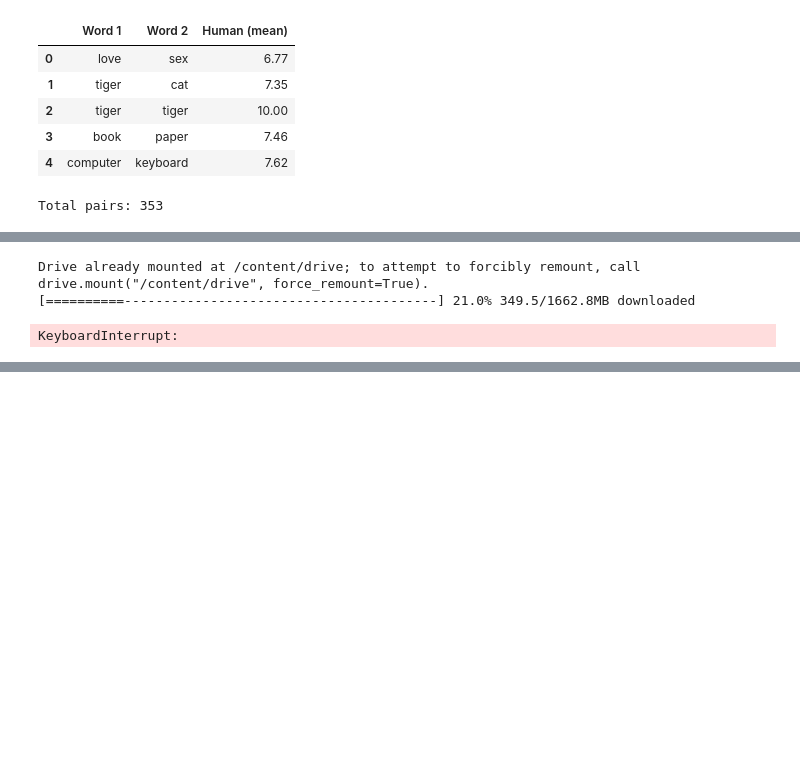
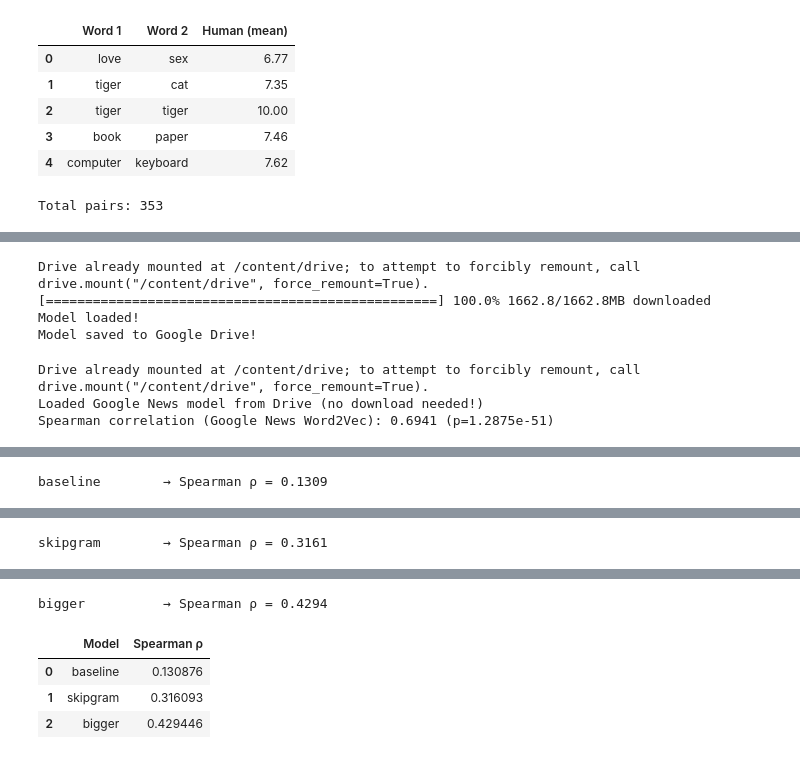
Before and after one commit to JemyHo/NLPCW1, a Jupyter notebook: cw1/F21NL_CW1.ipynb, the cells around one changed output, grey strips where cells are left out. Drawn from its saved outputs; the diff is of its cells as text; code cells hidden in the pictures; blank space fills up the shorter version.

Commit message:
steo 6 done(only small model)

```diff
--- a/cw1/F21NL_CW1.ipynb
+++ b/cw1/F21NL_CW1.ipynb
@@ -308,23 +308,30 @@ Spearman correlation (wikitext_small): 0.1378 (p=2.5968e-02)
 # %%
 #Step 5
-import gensim.downloader as api
-from google.colab import drive
-drive.mount('/content/drive')
+## import gensim.downloader as api
+## from google.colab import drive
+## drive.mount('/content/drive')
 
 # Download model
-model = api.load("word2vec-google-news-300")
-print("✅ Model loaded!")
+## model = api.load("word2vec-google-news-300")
+print("Model loaded!")
 
 # Save it permanently to Drive
-model.save("/content/drive/MyDrive/word2vec-google-news-300.model")
-print("✅ Model saved to Google Drive!")
+## model.save("/content/drive/MyDrive/word2vec-google-news-300.model")
+print("Model saved to Google Drive!")
 # %% [output]
 Drive already mounted at /content/drive; to attempt to forcibly remount, call drive.mount("/content/drive", force_remount=True).
-[==========----------------------------------------] 21.0% 349.5/1662.8MB downloaded
+[==================================================] 100.0% 1662.8/1662.8MB downloaded
+Model loaded!
+Model saved to Google Drive!
-KeyboardInterrupt:
 # %%
 from scipy.stats import spearmanr
 import numpy as np
+from gensim.models import KeyedVectors
+from google.colab import drive
+drive.mount('/content/drive')
+
+google_news_model = KeyedVectors.load("/content/drive/MyDrive/word2vec-google-news-300.model", mmap='r')
+print("Loaded Google News model from Drive (no download needed!)")
 
 # Safe cosine function for this KeyedVectors model
 def compute_cosine_pretrained(model, w1, w2):
@@ -344,3 +351,38 @@ wordsim_df['cosine_google'] = [
 rho_google, p_google = spearmanr(wordsim_df['Human (mean)'], wordsim_df['cosine_google'], nan_policy='omit')
 
 print(f"Spearman correlation (Google News Word2Vec): {rho_google:.4f} (p={p_google:.4e})")
+# %% [output]
+Drive already mounted at /content/drive; to attempt to forcibly remount, call drive.mount("/content/drive", force_remount=True).
+Loaded Google News model from Drive (no download needed!)
+Spearman correlation (Google News Word2Vec): 0.6941 (p=1.2875e-51)
+# %%
+# STEP 6
+
+def train_and_evaluate(tokens, name, **params):
+    """Train model with given parameters and compute Spearman correlation."""
+    model = Word2Vec(sentences=tokens, workers=os.cpu_count(), seed=42, **params)
+    model.train(tokens, total_examples=len(tokens), epochs=params.get("epochs", 5))
+
+    # Compute cosine for all 353 pairs
+    df = wordsim_df.copy()
+    df['cosine'] = [
+        compute_cosine(model, w1, w2) for w1, w2 in zip(df['Word 1'], df['Word 2'])
+    ]
+    rho, _ = spearmanr(df['Human (mean)'], df['cosine'], nan_policy='omit')
+    print(f"{name:15s} → Spearman ρ = {rho:.4f}")
+    return rho
+
+results = {}
+
+# Example experiments
+results['baseline'] = train_and_evaluate(tokens_small, "baseline",
+                                         vector_size=50, window=5, min_count=5, epochs=5, sg=0)
+
+results['skipgram'] = train_and_evaluate(tokens_small, "skipgram",
+                                         vector_size=50, window=5, min_count=5, epochs=5, sg=1)
+
+results['bigger'] = train_and_evaluate(tokens_small, "bigger",
+                                       vector_size=100, window=5, min_count=5, epochs=10, sg=1)
+
+pd.DataFrame(list(results.items()), columns=["Model", "Spearman ρ"])
+# %% [output]
@@ -346,0 +390 @@ print(f"Spearman correlation (Google News Word2Vec): {rho_google:.4f} (p={p_goog
+baseline        → Spearman ρ = 0.1309
@@ -346,0 +392 @@ print(f"Spearman correlation (Google News Word2Vec): {rho_google:.4f} (p={p_goog
+skipgram        → Spearman ρ = 0.3161
@@ -346,0 +394,5 @@ print(f"Spearman correlation (Google News Word2Vec): {rho_google:.4f} (p={p_goog
+bigger          → Spearman ρ = 0.4294
+|  | Model | Spearman ρ |
+| 0 | baseline | 0.130876 |
+| 1 | skipgram | 0.316093 |
+| 2 | bigger | 0.429446 |
```
Also changed, not shown: parts of 7 cells of this notebook.
